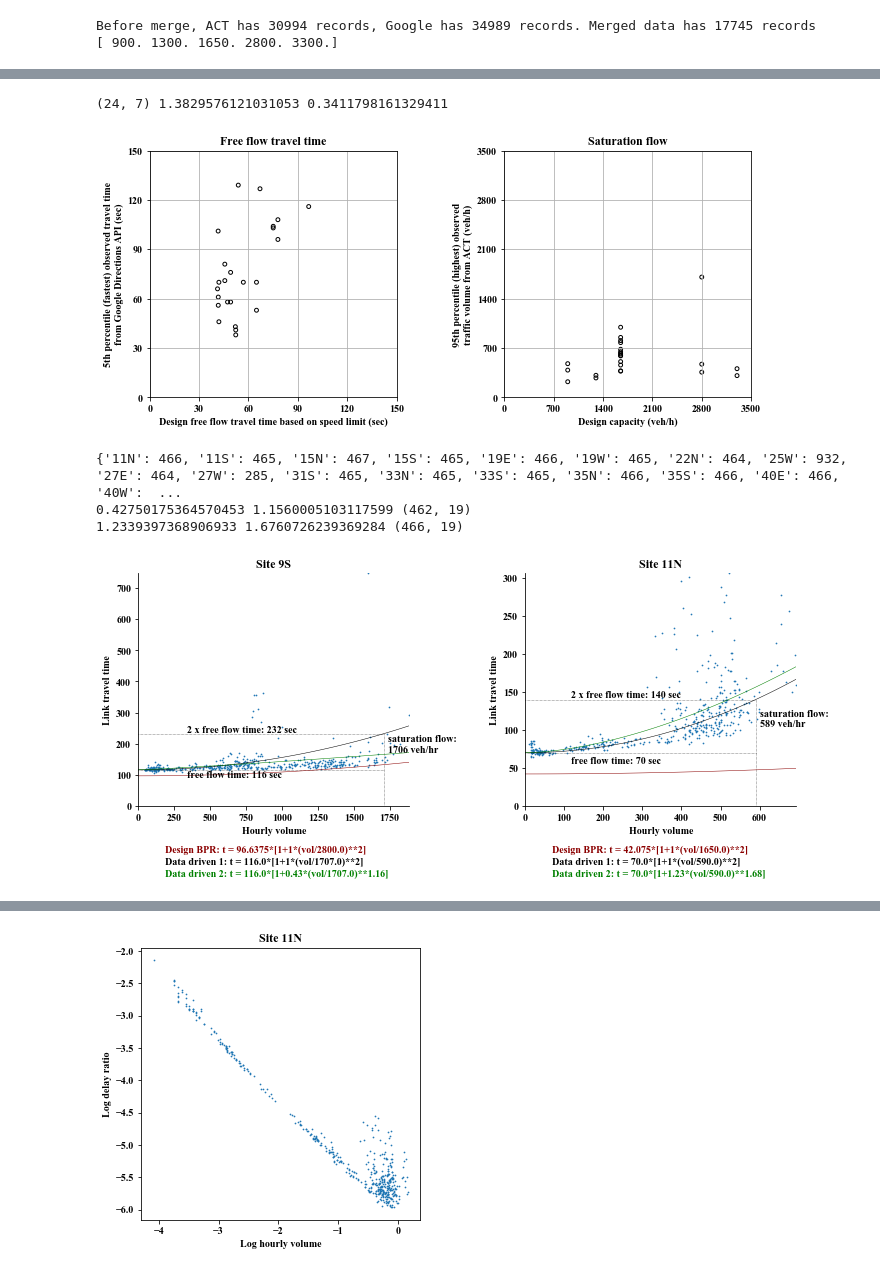
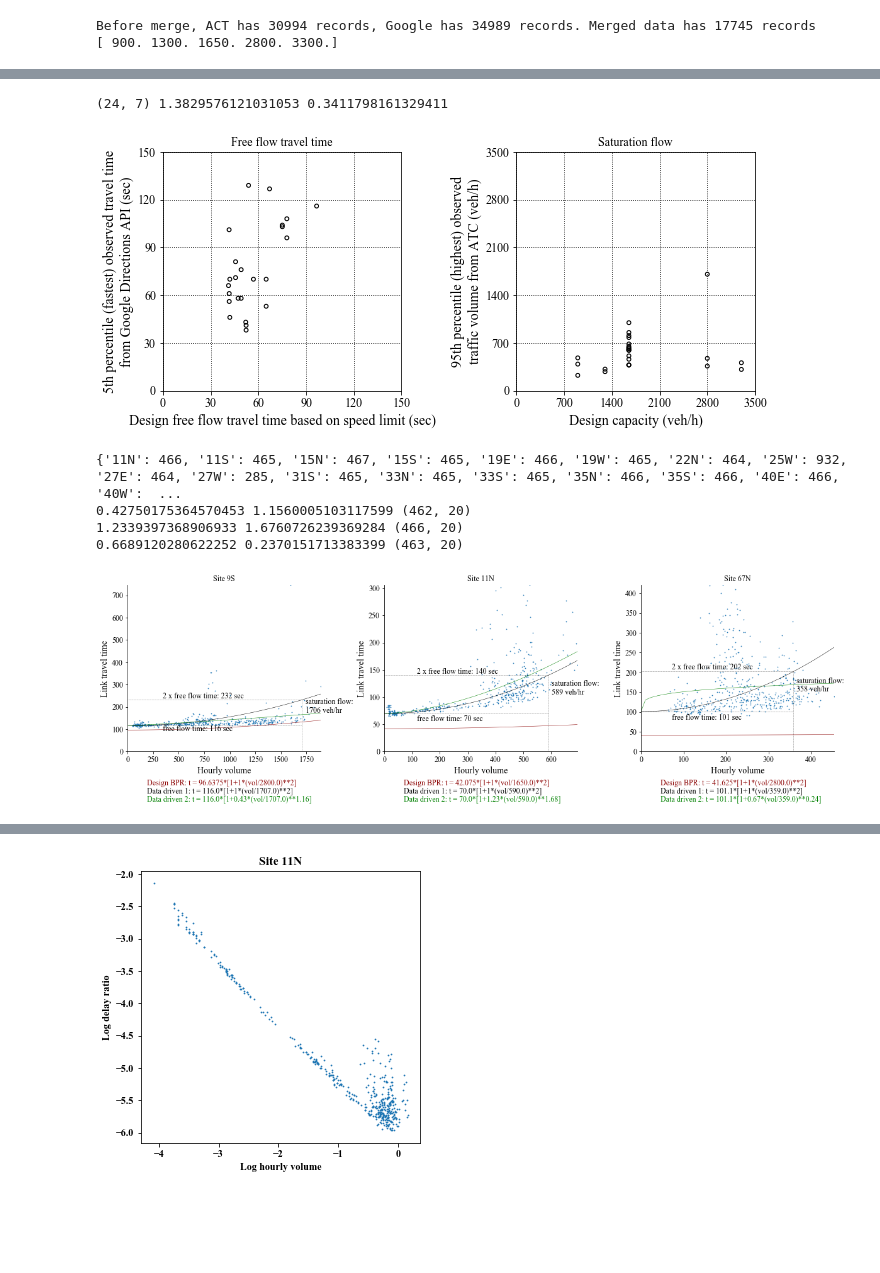
Before and after one commit to cb-cities/volume-delay-curves, a Jupyter notebook: src/merge_data.ipynb, the cells around one changed output, grey strips where cells are left out. Drawn from its saved outputs; the diff is of its cells as text; code cells hidden in the pictures; blank space fills up the shorter version.

Commit message:
plot text in non bold Times New Roman. MAE of speed.

```diff
--- a/src/merge_data.ipynb
+++ b/src/merge_data.ipynb
@@ -1,12 +0,0 @@
-# %%
-import numpy as np
-import pandas as pd
-from collections import Counter
-import matplotlib.pyplot as plt
-import sklearn
-print(sklearn.__version__)
-from sklearn.datasets import make_classification
-from sklearn.cluster import DBSCAN, AgglomerativeClustering
-from scipy.optimize import curve_fit
-%matplotlib inline
-plt.rcParams["font.family"] = "Times New Roman"
@@ -33,7 +49,8 @@ speed = speed[['loc_key', 'datetime_key', 'distance', 'duration', 'duration_in_t
 
 ### merge volume and speed data by location and time
 data = pd.merge(vol, speed, how='inner', on=['loc_key', 'datetime_key'])
-print('Before merge, ACT has {} records, Google has {} records. Merged data has {} records'.format(vol.shape[0], speed.shape[0], data.shape[0]))
+data['datetime'] =  pd.to_datetime(data['datetime_key'], format='%Y-%m-%d_%H')
+print('Before merge, ATC has {} records, Google has {} records. Merged data has {} records'.format(vol.shape[0], speed.shape[0], data.shape[0]))
 # data[data['loc_key']=='11N']
 # print(data.groupby(['loc_key']).agg({'Note': 'first', 'Road Class': 'first', 'MajorMinor': 'first', 'dft_capacity': 'first'}))
 print(np.unique(data['dft_capacity']))
@@ -58,7 +117,7 @@ for site in ['9S', '11N', '39N']:
 
     ### plot original data
     ax[row_id, 0].scatter(sample_location['Volume'], sample_location['duration_in_traffic'], s=1, c='k', label='Original data')
-    ax[row_id, 0].set_xlabel('Hourly volume from DfT ACT')
+    ax[row_id, 0].set_xlabel('Hourly volume from DfT ATC')
     ax[row_id, 0].set_ylabel('Link traversal time from Google API (sec)')
     ax[row_id, 0].set_title('Original data, Site {}'.format(site))
 
@@ -131,7 +190,7 @@ for loc_cnt in range(len(loc_list)):
         else: c=u'#1f77b4'
         ax[row, col].scatter(sample_data[row_ix, 0], sample_data[row_ix, 1], s=5, c=c, label=cluster)
         ax[row, col].text(.5,.9,'Site {}'.format(loc_list[loc_cnt]), horizontalalignment='center', transform=ax[row, col].transAxes)
-        if row==9: ax[row, col].set_xlabel('Hourly volume from DfT ACT')
+        if row==9: ax[row, col].set_xlabel('Hourly volume from DfT ATC')
         if col==0: ax[row, col].set_ylabel('Link traversal time from Google API (t)')
     ax[row, col].scatter(reserved_df['n_Volume'], reserved_df['n_duration_in_traffic'], s=5, c=u'#1f77b4')
     filtered_data_list.append(sample_df.iloc[np.where(yhat != -1)])
@@ -191,7 +268,7 @@ ax[1].set_ylim(0, 3500)
 ax[1].set_xticks(np.arange(0, 4100, 700))
 ax[1].set_yticks(np.arange(0, 4100, 700))
 ax[1].set_xlabel('Design capacity (veh/h)')
-ax[1].set_ylabel('95th percentile (highest) observed\ntraffic volume from ACT (veh/h)')
+ax[1].set_ylabel('95th percentile (highest) observed\ntraffic volume from ATC (veh/h)')
 ax[1].set_title('Saturation flow')
 ax[1].grid(True)
 ax[1].set_aspect('equal', adjustable='box')
@@ -200,17 +277,17 @@ plt.rc('grid', linestyle=":", color='black')
 plt.show()
 # %% [output]
 (24, 7) 1.3829576121031053 0.3411798161329411
-[figure, old version]
+[figure, new version]
 # %%
 from lmfit import Model
 print(data_norm.groupby('loc_key').size().to_dict())
-selected_sites = ['9S', '11N']
+selected_sites = ['9S', '11N', '67N']
 
 def fitfun(x, t0, alpha, beta, cap):
     return t0*(1+alpha*(x/cap)**beta)
 
-fig, ax = plt.subplots(1, 2, figsize=(12,6))
-fig.tight_layout(pad=9)
+fig, ax = plt.subplots(1, 3, figsize=(18,6))
+fig.tight_layout(pad=6)
 col_id = -1
 for site in selected_sites:
     col_id += 1
@@ -242,38 +319,39 @@ for site in selected_sites:
     ax[col_id].text(cap/5, fft*2.05, '2 x free flow time: {} sec'.format(int(fft*2)))
     ax[col_id].text(cap/5, fft*0.8, 'free flow time: {} sec'.format(int(fft)))
 
     ### Add DfT capacity and speed limit
     x_curve = np.linspace(0, np.max(df['Volume'])*1.1, 50)
     dft_fft = df['distance'].iloc[0]/df['speed_limit(kph)'].iloc[0]*3.6 ### Believed free flow time in seconds
     dft_cap = df['dft_capacity'].iloc[0]
     y_dft = (1 + (x_curve/dft_cap)**2)*dft_fft
     ax[col_id].plot(x_curve, y_dft, c='darkred', lw=0.5, label='DfT BPR')
     ### Data driven 1
     y_m1 = (1 + (x_curve/cap)**2)*fft
     ax[col_id].plot(x_curve, y_m1, c='k', lw=0.5, label='Data driven 1')
 
     ### Fit non-linear
     mymodel = Model(fitfun)
     params = mymodel.make_params(alpha=1, beta=2)
     params['t0'].vary = False
     params['cap'].vary = False
     params['t0'].value = fft
     params['cap'].value = cap
     result = mymodel.fit(df['duration_in_traffic'], params, x=df['Volume'])
     r_alpha = result.params['alpha'].value
     r_beta = result.params['beta'].value
     print(r_alpha, r_beta, df.shape)
     ax[col_id].plot(x_curve, fitfun(x_curve, fft, r_alpha, r_beta, cap), c='g', lw=0.5, label='Data driven 2')
 
     ### text
     ax[col_id].text(0.1, -0.2, 'Design BPR: t = {}*[1+{}*(vol/{})**{}]'.format(dft_fft, 1, dft_cap, 2), c='darkred', transform = ax[col_id].transAxes)
-    ax[col_id].text(0.1, -0.25, 'Data driven 1: t = {}*[1+{}*(vol/{})**{}]'.format(fft, 1, round(cap), 2), c='k', transform = ax[col_id].transAxes)
-    ax[col_id].text(0.1, -0.3, 'Data driven 2: t = {}*[1+{}*(vol/{})**{}]'.format(fft, round(r_alpha, 2), round(cap), round(r_beta, 2)), c='g', transform = ax[col_id].transAxes)
+    ax[col_id].text(0.1, -0.25, 'Data driven 1: t = {}*[1+{}*(vol/{})**{}]'.format(round(fft,1), 1, round(cap), 2), c='k', transform = ax[col_id].transAxes)
+    ax[col_id].text(0.1, -0.3, 'Data driven 2: t = {}*[1+{}*(vol/{})**{}]'.format(round(fft,1), round(r_alpha, 2), round(cap), round(r_beta, 2)), c='g', transform = ax[col_id].transAxes)
 # %% [output]
 {'11N': 466, '11S': 465, '15N': 467, '15S': 465, '19E': 466, '19W': 465, '22N': 464, '25W': 932, '27E': 464, '27W': 285, '31S': 465, '33N': 465, '33S': 465, '35N': 466, '35S': 466, '40E': 466, '40W':  ...
-0.42750175364570453 1.1560005103117599 (462, 19)
-1.2339397368906933 1.6760726239369284 (466, 19)
+0.42750175364570453 1.1560005103117599 (462, 20)
+1.2339397368906933 1.6760726239369284 (466, 20)
+0.6689120280622252 0.2370151713383399 (463, 20)
-[figure, old version]
+[figure, new version]
 # %%
 ### Mean Absolute Error
 
```
Also changed, not shown: parts of 8 cells of this notebook, 10 other files.
